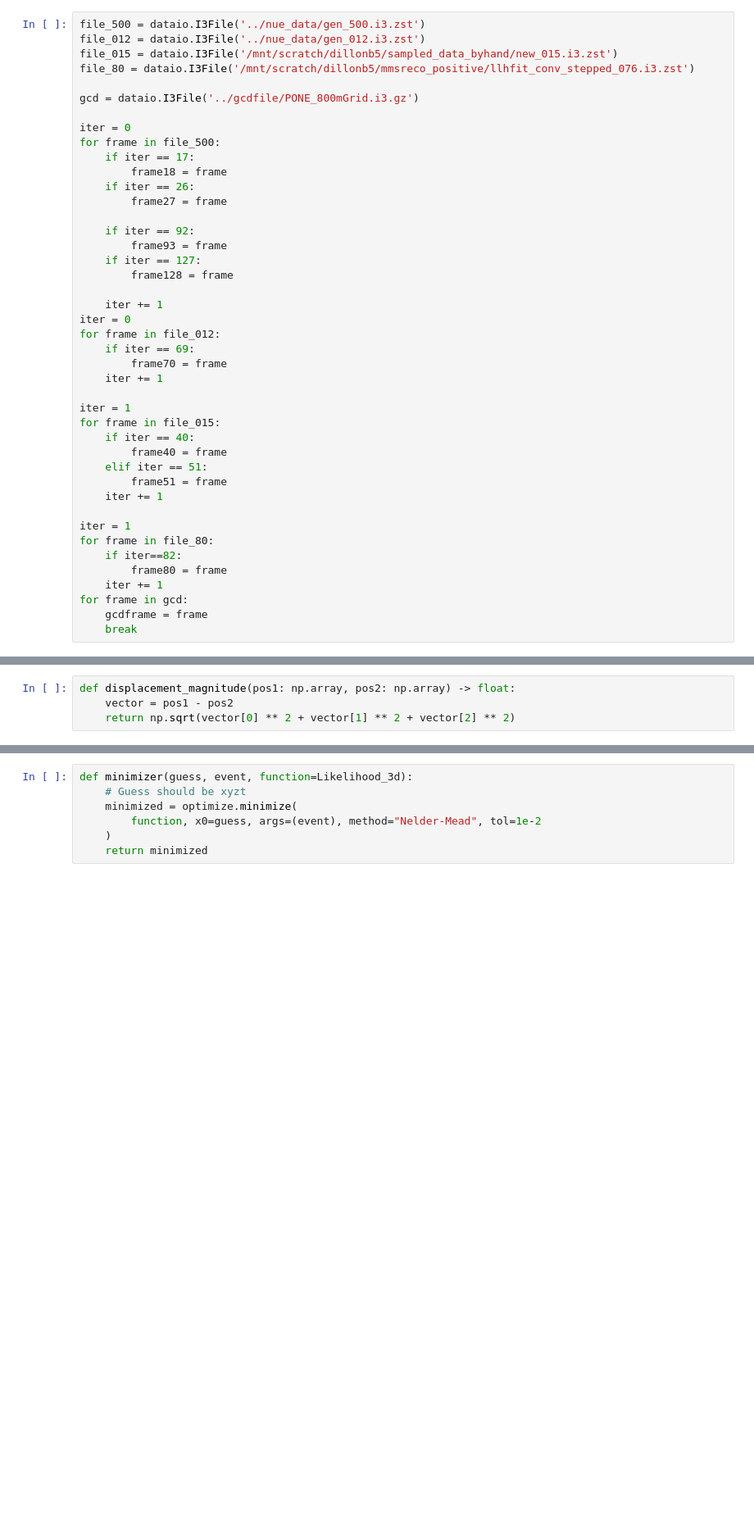
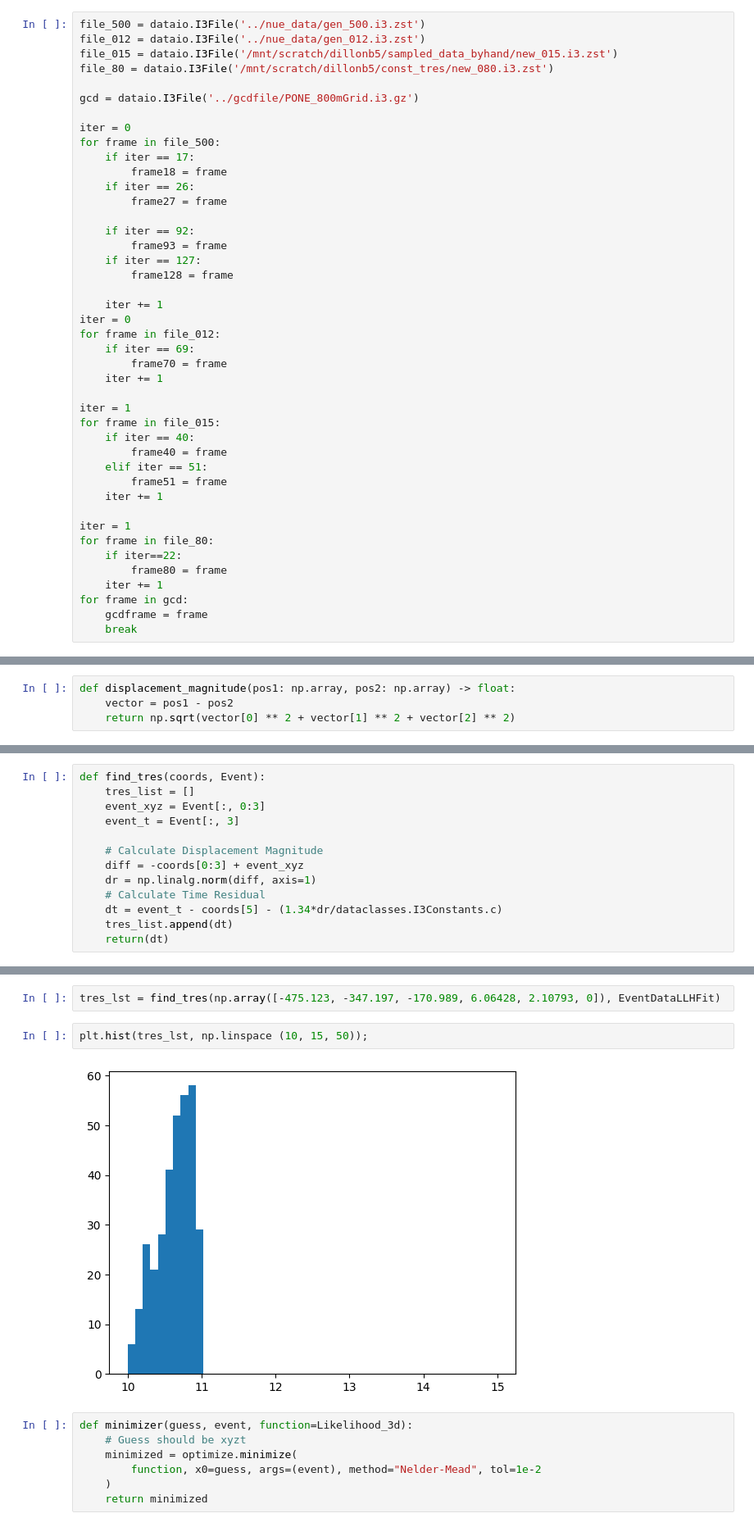
Before and after one commit to BraydenDillon/P-ONE_Cascade_Reco, a Jupyter notebook: notebooks/Three_dimensional_analysis.ipynb, the cells around one changed output, grey strips where cells are left out. Shown at 82% size. Saved outputs shown, nothing was run; the diff lists cells and outputs as text; blank space fills up the shorter version.

Commit message:
Added to Readme, created 4d copy of mmsreco, worked on getting things working

```diff
--- a/notebooks/Three_dimensional_analysis.ipynb
+++ b/notebooks/Three_dimensional_analysis.ipynb
@@ -17,7 +110,7 @@ from matplotlib.colors import LogNorm
 file_500 = dataio.I3File('../nue_data/gen_500.i3.zst')
 file_012 = dataio.I3File('../nue_data/gen_012.i3.zst')
 file_015 = dataio.I3File('/mnt/scratch/dillonb5/sampled_data_byhand/new_015.i3.zst')
-file_80 = dataio.I3File('/mnt/scratch/dillonb5/mmsreco_positive/llhfit_conv_stepped_076.i3.zst')
+file_80 = dataio.I3File('/mnt/scratch/dillonb5/const_tres/new_080.i3.zst')
 
 gcd = dataio.I3File('../gcdfile/PONE_800mGrid.i3.gz')
 
@@ -50,7 +143,7 @@ for frame in file_015:
 
 iter = 1
 for frame in file_80:
-    if iter==82:
+    if iter==22:
         frame80 = frame
     iter += 1
 for frame in gcd:
@@ -206,0 +296,13 @@ Likelihood_3d(best_fit, EventDataLLHFit)
+# %%
+def find_tres(coords, Event):
+    tres_list = []
+    event_xyz = Event[:, 0:3]
+    event_t = Event[:, 3]
+
+    # Calculate Displacement Magnitude
+    diff = -coords[0:3] + event_xyz
+    dr = np.linalg.norm(diff, axis=1)
+    # Calculate Time Residual
+    dt = event_t - coords[5] - (1.34*dr/dataclasses.I3Constants.c)
+    tres_list.append(dt)
+    return(dt)
@@ -207,3 +329,9 @@ Likelihood_3d(best_fit, EventDataLLHFit)
+# %%
+tres_lst = find_tres(np.array([-475.123, -347.197, -170.989, 6.06428, 2.10793, 0]), EventDataLLHFit)
+# %%
+plt.hist(tres_lst, np.linspace (10, 15, 50));
+# %% [output]
+[figure, added]
 # %%
 def minimizer(guess, event, function=Likelihood_3d):
     # Guess should be xyzt
```
Also changed, not shown: parts of 15 cells of this notebook, 8 other files.
